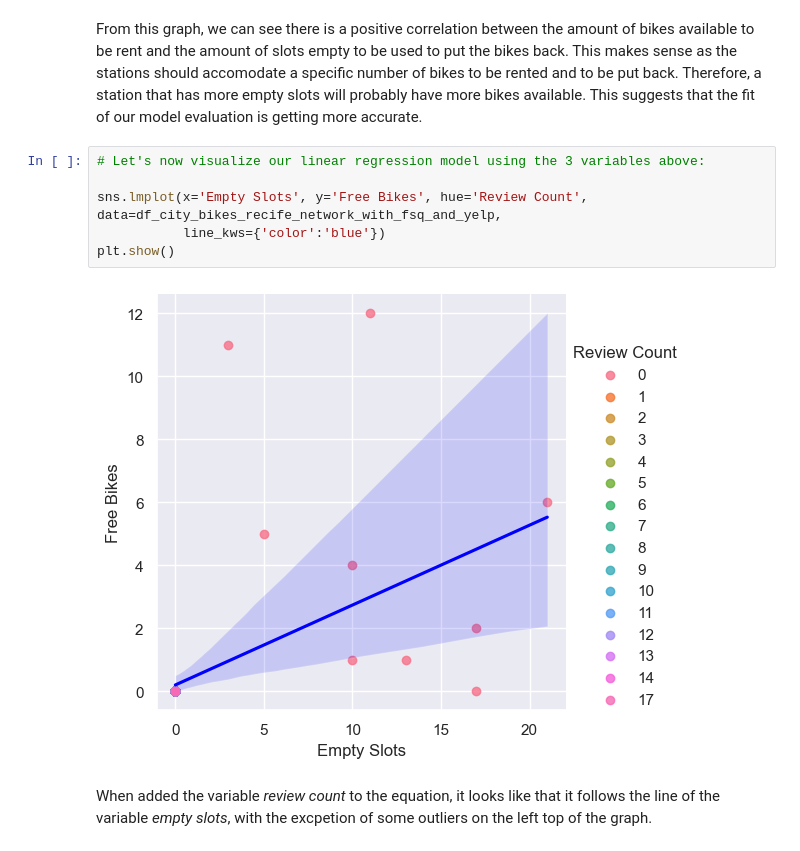
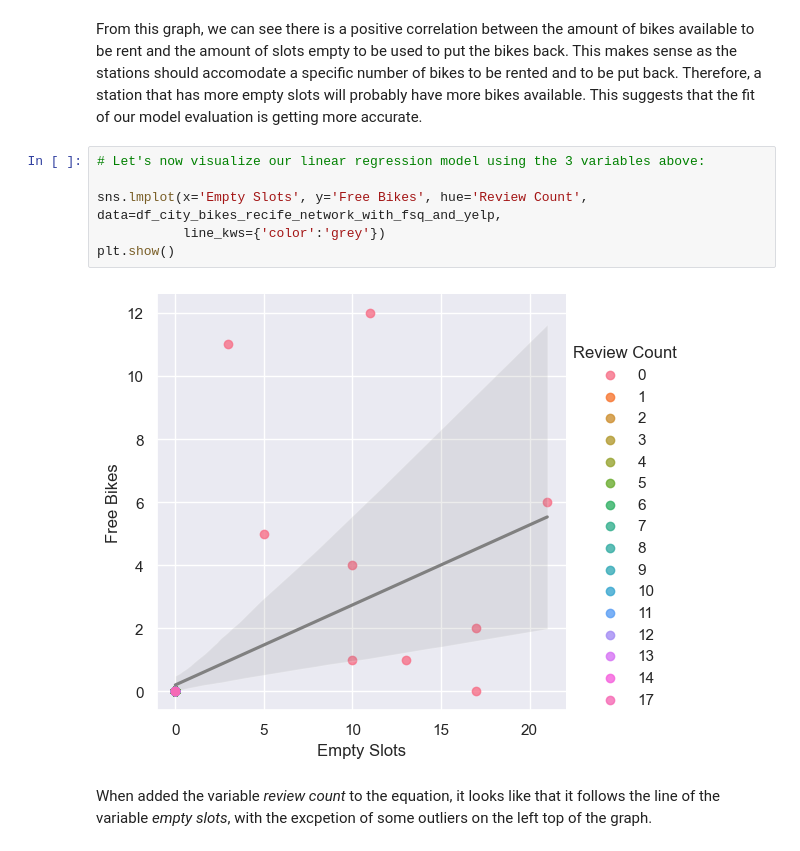
Before and after one commit to rafaelaqfc/Statistical-Modelling-Project, a Jupyter notebook: notebooks/model_building.ipynb, the cells around one changed output. Cells and saved outputs as stored; diff of their text form.

```diff
--- a/notebooks/model_building.ipynb
+++ b/notebooks/model_building.ipynb
@@ -400,11 +400,11 @@ From this graph, we can see there is a positive correlation between the amount o
 # %%
 # Let's now visualize our linear regression model using the 3 variables above:
 
 sns.lmplot(x='Empty Slots', y='Free Bikes', hue='Review Count', data=df_city_bikes_recife_network_with_fsq_and_yelp,
-           line_kws={'color':'blue'})
+           line_kws={'color':'grey'})
 plt.show()
 # %% [output]
-[figure, old version]
+[figure, new version]
 # %% [markdown]
 When added the variable *review count* to the equation, it looks like that it follows the line of the variable *empty slots*, with the excpetion of some outliers on the left top of the graph.
 # %%
```
Also changed, not shown: parts of 8 cells of this notebook, 9 other files.
